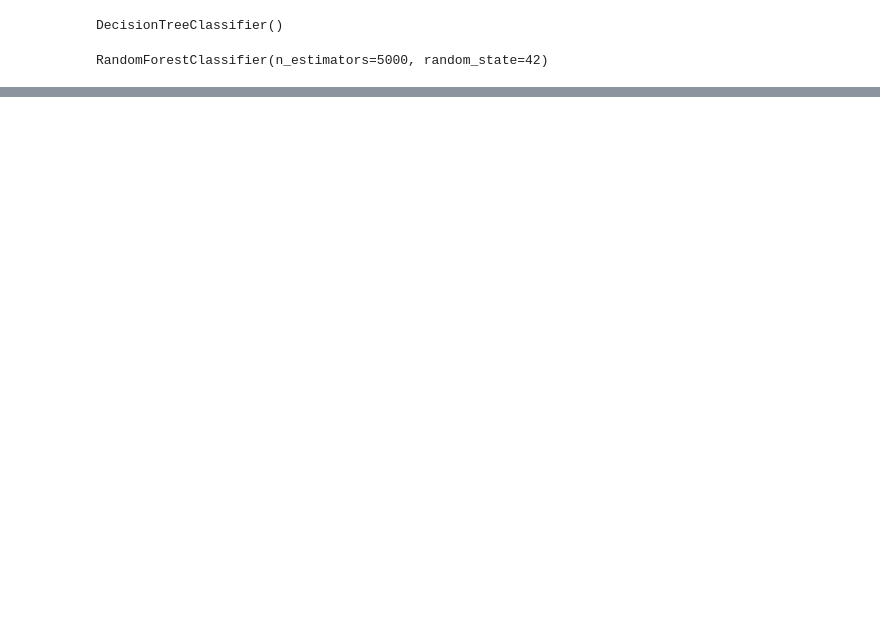
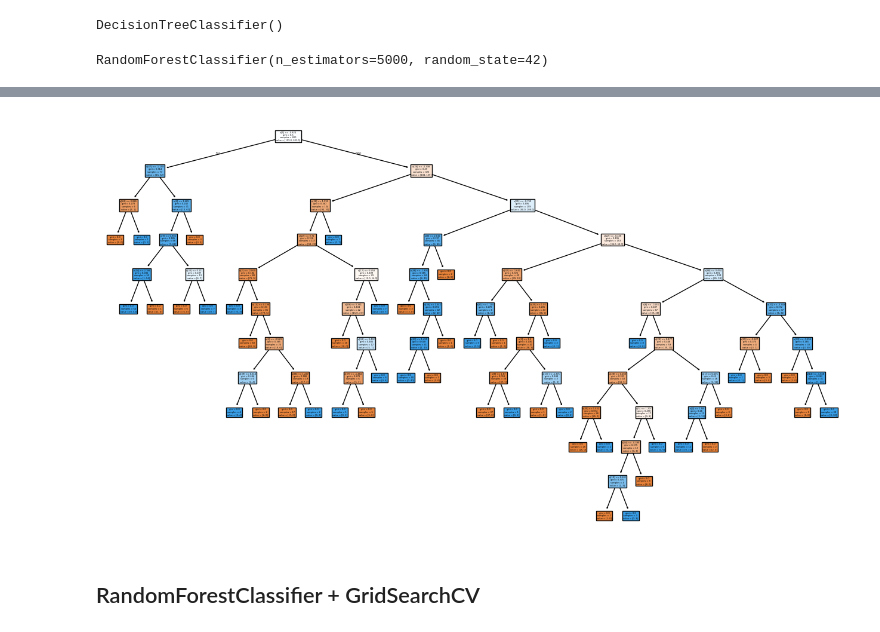
Before and after one commit to itspriyambhattacharya/msc-sem-3-ai-assignments, a Jupyter notebook: random_forest_classifier.ipynb, the cells around one changed output, grey strips where cells are left out. Drawn from its saved outputs; the diff is of its cells as text; code cells hidden in the pictures; blank space fills up the shorter version.

Commit message:
RandomForestClassifier + GridSearchCV

```diff
--- a/random_forest_classifier.ipynb
+++ b/random_forest_classifier.ipynb
@@ -86,3 +86,13 @@ The Classification Report of Random Forest Classifier is:
     accuracy                           0.83       100
    macro avg       0.83      0.83      0.83       100
 weighted avg       0.83      0.83      0.83       100
+# %%
+plt.figure(figsize=(16, 9))
+plot_tree(
+    model1, filled=True
+)
+plt.show()
+# %% [output]
+[figure, added]
+# %% [markdown]
+## RandomForestClassifier + GridSearchCV
```
Also changed, not shown: parts of 6 cells of this notebook.
